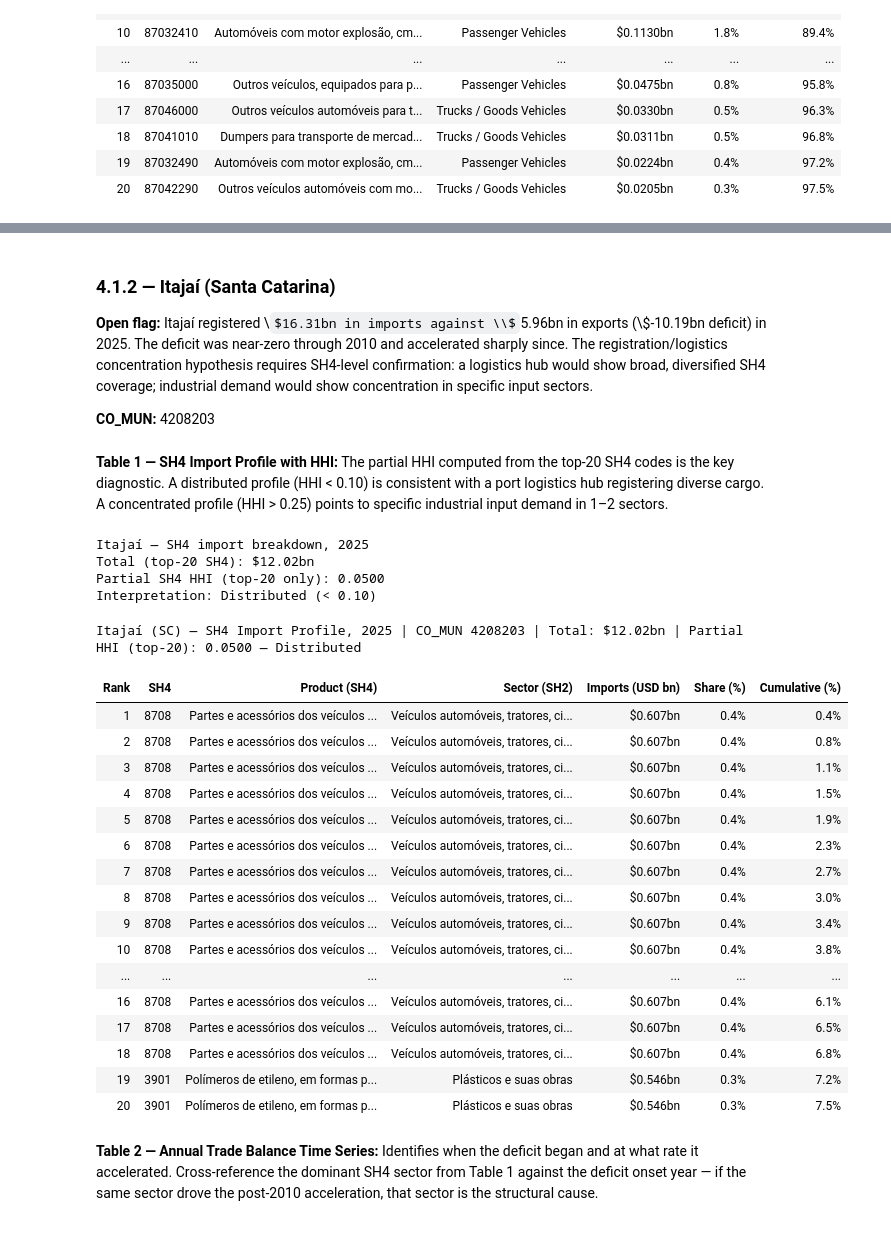
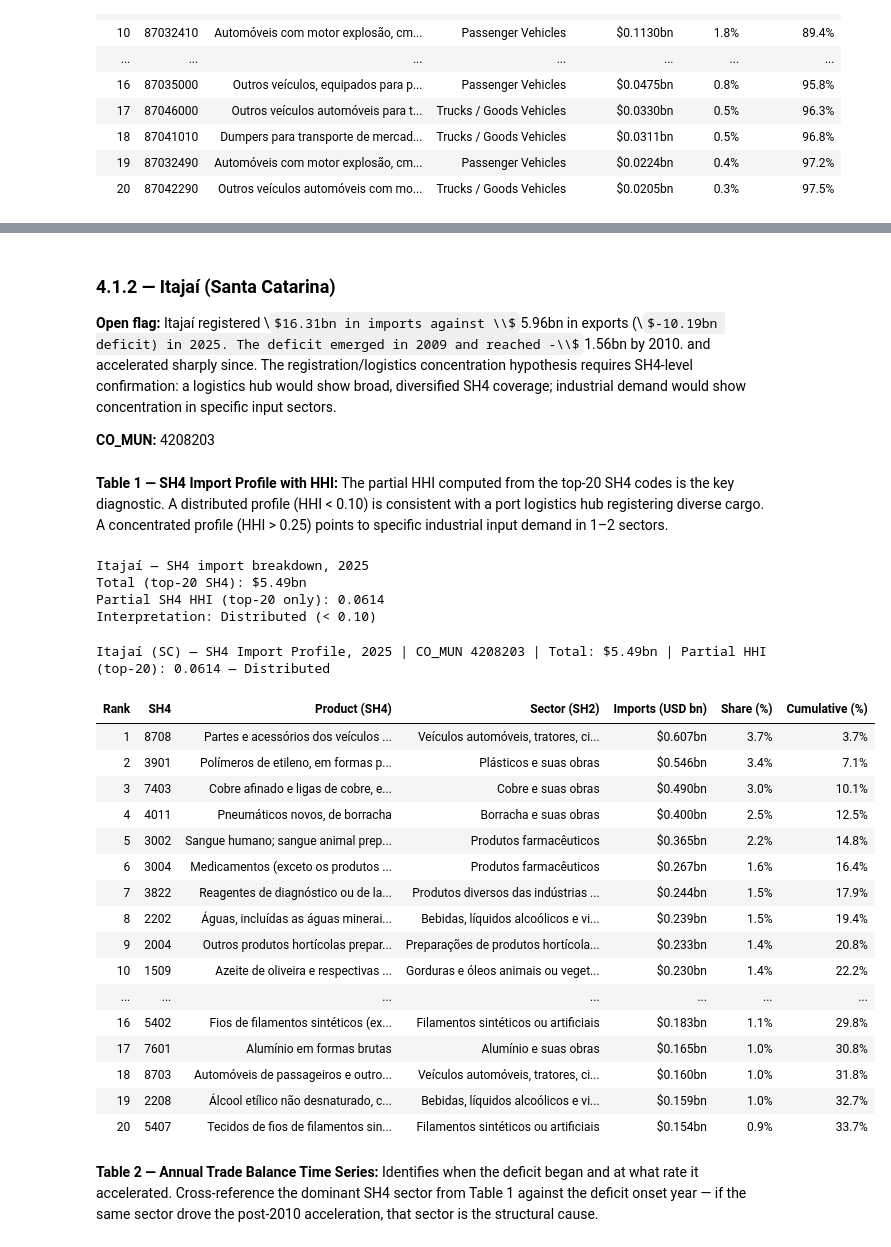
Before and after one commit to Eduardo-kohn/brazil-state-trade-analysis, a Jupyter notebook: SRC/Analysis/step4a_open_investigations.ipynb, the cells around one changed output, grey strips where cells are left out. Saved outputs shown, nothing was run; the diff lists cells and outputs as text; code cells hidden in the pictures; some formulas as TeX source.

```diff
--- a/SRC/Analysis/step4a_open_investigations.ipynb
+++ b/SRC/Analysis/step4a_open_investigations.ipynb
@@ -738,7 +748,7 @@ If confirmed as a vehicle import hub, Cariacica represents a concentrated, ident
 # %% [markdown]
 ### 4.1.2 — Itajaí (Santa Catarina)
 
-**Open flag:** Itajaí registered \\$16.31bn in imports against \\$5.96bn in exports (\\$-10.19bn deficit) in 2025. The deficit was near-zero through 2010 and accelerated sharply since. The registration/logistics concentration hypothesis requires SH4-level confirmation: a logistics hub would show broad, diversified SH4 coverage; industrial demand would show concentration in specific input sectors.
+**Open flag:** Itajaí registered \\$16.31bn in imports against \\$5.96bn in exports (\\$-10.19bn deficit) in 2025. The deficit emerged in 2009 and reached -\\$1.56bn by 2010. and accelerated sharply since. The registration/logistics concentration hypothesis requires SH4-level confirmation: a logistics hub would show broad, diversified SH4 coverage; industrial demand would show concentration in specific input sectors.
 
 **CO_MUN:** 4208203
 # %% [markdown]
@@ -757,6 +767,15 @@ query_itajai_sh4 = f"""
         WHERE im."CO_MUN" = 4208203
           AND im."CO_ANO" = {MAX_YEAR}
         GROUP BY im."SH4"
+    ),
+    ncm_sh_dedup AS (
+        SELECT DISTINCT ON (codigo_sh4)
+            codigo_sh4,
+            descricao_sh4,
+            descricao_sh2,
+            codigo_sh2
+        FROM ncm_sh
+        ORDER BY codigo_sh4
     )
     SELECT
         p."SH4",
@@ -769,7 +788,7 @@ query_itajai_sh4 = f"""
             100.0 * p.vl_fob / SUM(p.vl_fob) OVER (), 2
         )                  AS pct_of_total
     FROM itajai_sh4 p
-    LEFT JOIN ncm_sh sh ON p."SH4" = sh.codigo_sh4
+    LEFT JOIN ncm_sh_dedup sh ON p."SH4" = sh.codigo_sh4
     ORDER BY p.vl_fob DESC
     LIMIT 20;
 """
@@ -931,52 +950,52 @@ styler = (
         ]},
         {'selector': 'tbody td:nth-child(5)', 'props': [   ## Imports
             ('text-align', 'right'),
             ('font-variant-numeric', 'tabular-nums'),
         ]},
         {'selector': 'tbody td:nth-child(6)', 'props': [   ## Share
             ('text-align', 'right'),
             ('font-variant-numeric', 'tabular-nums'),
         ]},
         {'selector': 'tbody td:nth-child(7)', 'props': [   ## Cumulative
             ('text-align', 'right'),
             ('font-variant-numeric', 'tabular-nums'),
             ('border-left', f'1px solid {LIGHT_BLUE}'),
         ]},
         {'selector': 'table', 'props': [
             ('border-collapse', 'collapse'),
             ('width', '100%'),
             ('border', f'1px solid {LIGHT_BLUE}'),
             ('border-radius', '6px'),
             ('overflow', 'hidden'),
         ]},
     ])
     .hide(axis='index')
 )
 
 display(styler)
 # %% [output]
 Itajaí — SH4 import breakdown, 2025
-Total (top-20 SH4): $12.02bn
-Partial SH4 HHI (top-20 only): 0.0500
+Total (top-20 SH4): $5.49bn
+Partial SH4 HHI (top-20 only): 0.0614
 Interpretation: Distributed (< 0.10)
-Itajaí (SC) — SH4 Import Profile, 2025 | CO_MUN 4208203 | Total: $12.02bn | Partial HHI (top-20): 0.0500 — Distributed
+Itajaí (SC) — SH4 Import Profile, 2025 | CO_MUN 4208203 | Total: $5.49bn | Partial HHI (top-20): 0.0614 — Distributed
 | Rank | SH4 | Product (SH4) | Sector (SH2) | Imports (USD bn) | Share (%) | Cumulative (%) |
-| 1 | 8708 | Partes e acessórios dos veículos ... | Veículos automóveis, tratores, ci... | $0.607bn | 0.4% | 0.4% |
-| 2 | 8708 | Partes e acessórios dos veículos ... | Veículos automóveis, tratores, ci... | $0.607bn | 0.4% | 0.8% |
-| 3 | 8708 | Partes e acessórios dos veículos ... | Veículos automóveis, tratores, ci... | $0.607bn | 0.4% | 1.1% |
-| 4 | 8708 | Partes e acessórios dos veículos ... | Veículos automóveis, tratores, ci... | $0.607bn | 0.4% | 1.5% |
-| 5 | 8708 | Partes e acessórios dos veículos ... | Veículos automóveis, tratores, ci... | $0.607bn | 0.4% | 1.9% |
-| 6 | 8708 | Partes e acessórios dos veículos ... | Veículos automóveis, tratores, ci... | $0.607bn | 0.4% | 2.3% |
-| 7 | 8708 | Partes e acessórios dos veículos ... | Veículos automóveis, tratores, ci... | $0.607bn | 0.4% | 2.7% |
-| 8 | 8708 | Partes e acessórios dos veículos ... | Veículos automóveis, tratores, ci... | $0.607bn | 0.4% | 3.0% |
-| 9 | 8708 | Partes e acessórios dos veículos ... | Veículos automóveis, tratores, ci... | $0.607bn | 0.4% | 3.4% |
-| 10 | 8708 | Partes e acessórios dos veículos ... | Veículos automóveis, tratores, ci... | $0.607bn | 0.4% | 3.8% |
+| 1 | 8708 | Partes e acessórios dos veículos ... | Veículos automóveis, tratores, ci... | $0.607bn | 3.7% | 3.7% |
+| 2 | 3901 | Polímeros de etileno, em formas p... | Plásticos e suas obras | $0.546bn | 3.4% | 7.1% |
+| 3 | 7403 | Cobre afinado e ligas de cobre, e... | Cobre e suas obras | $0.490bn | 3.0% | 10.1% |
+| 4 | 4011 | Pneumáticos novos, de borracha | Borracha e suas obras | $0.400bn | 2.5% | 12.5% |
+| 5 | 3002 | Sangue humano; sangue animal prep... | Produtos farmacêuticos | $0.365bn | 2.2% | 14.8% |
+| 6 | 3004 | Medicamentos (exceto os produtos ... | Produtos farmacêuticos | $0.267bn | 1.6% | 16.4% |
+| 7 | 3822 | Reagentes de diagnóstico ou de la... | Produtos diversos das indústrias ... | $0.244bn | 1.5% | 17.9% |
+| 8 | 2202 | Águas, incluídas as águas minerai... | Bebidas, líquidos alcoólicos e vi... | $0.239bn | 1.5% | 19.4% |
+| 9 | 2004 | Outros produtos hortícolas prepar... | Preparações de produtos hortícola... | $0.233bn | 1.4% | 20.8% |
+| 10 | 1509 | Azeite de oliveira e respectivas ... | Gorduras e óleos animais ou veget... | $0.230bn | 1.4% | 22.2% |
 | ... | ... | ... | ... | ... | ... | ... |
-| 16 | 8708 | Partes e acessórios dos veículos ... | Veículos automóveis, tratores, ci... | $0.607bn | 0.4% | 6.1% |
-| 17 | 8708 | Partes e acessórios dos veículos ... | Veículos automóveis, tratores, ci... | $0.607bn | 0.4% | 6.5% |
-| 18 | 8708 | Partes e acessórios dos veículos ... | Veículos automóveis, tratores, ci... | $0.607bn | 0.4% | 6.8% |
-| 19 | 3901 | Polímeros de etileno, em formas p... | Plásticos e suas obras | $0.546bn | 0.3% | 7.2% |
-| 20 | 3901 | Polímeros de etileno, em formas p... | Plásticos e suas obras | $0.546bn | 0.3% | 7.5% |
+| 16 | 5402 | Fios de filamentos sintéticos (ex... | Filamentos sintéticos ou artificiais | $0.183bn | 1.1% | 29.8% |
+| 17 | 7601 | Alumínio em formas brutas | Alumínio e suas obras | $0.165bn | 1.0% | 30.8% |
+| 18 | 8703 | Automóveis de passageiros e outro... | Veículos automóveis, tratores, ci... | $0.160bn | 1.0% | 31.8% |
+| 19 | 2208 | Álcool etílico não desnaturado, c... | Bebidas, líquidos alcoólicos e vi... | $0.159bn | 1.0% | 32.7% |
+| 20 | 5407 | Tecidos de fios de filamentos sin... | Filamentos sintéticos ou artificiais | $0.154bn | 0.9% | 33.7% |
 # %% [markdown]
 **Table 2 — Annual Trade Balance Time Series:** Identifies when the deficit began and at what rate it accelerated. Cross-reference the dominant SH4 sector from Table 1 against the deficit onset year — if the same sector drove the post-2010 acceleration, that sector is the structural cause.
 # %%
```
Also changed, not shown: parts of 20 cells of this notebook.
